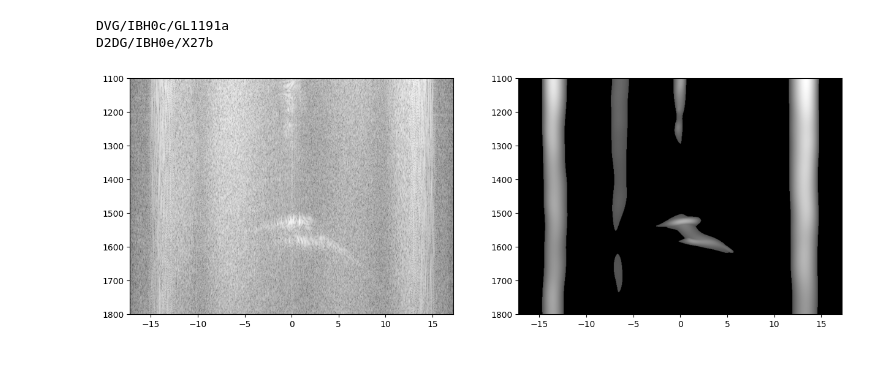
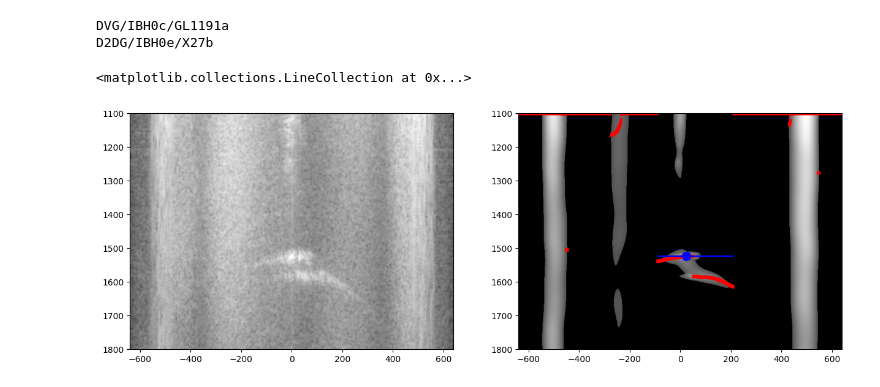
Before and after one commit to zsk4/DavidSpecularity, a Jupyter notebook: FigureS1/FigS1Test.ipynb, the cells around one changed output. Saved outputs shown, nothing was run; the diff lists cells and outputs as text; code cells hidden in the pictures.

```diff
--- a/FigureS1/FigS1Test.ipynb
+++ b/FigureS1/FigS1Test.ipynb
@@ -482,23 +484,37 @@ ridge_params = {'right':right, 'left':left, 'x_at_max':x_at_max, 'y_at_max':y_at
 # %%
 # Transform radargram to log scale
 eps = 1e-20
 amp = np.abs(data_fft)
 amp = amp / np.max(amp)
 rad_db = 20 * np.log10(amp + eps)
-rad_db_orig = rad_db.copy()
 
 # Filter for main band of spectrum and mask
 #rad_db = scipy.ndimage.gaussian_filter(rad_db, sigma=(2,3))
+#rad_db = skimage.restoration.denoise_tv_chambolle(rad_db, weight=8)
+#rad_db = skimage.restoration.denoise_bilateral(rad_db, sigma_color=0.01, sigma_spatial=3)
+#rad_db = skimage.restoration.denoise_wavelet(rad_db, rescale_sigma=True)
+
+rad_db_orig = rad_db.copy()
 rad_db = skimage.filters.sato(rad_db, sigmas=range(10,30), black_ridges=False)
 #rad_db = skimage.filters.meijering(rad_db, sigmas=range(10,20), black_ridges=False)
 mask = rad_db > (skimage.filters.threshold_otsu(rad_db))
 rad_db_sato = rad_db * mask
 
 max_indices = np.argmax(rad_db_sato, axis=0)
 x = np.linspace(freq[0], freq[-1], rad_db_sato.shape[1])
 
+x = np.array(x) * float(avg_velocity)
+right, left, x_at_max, y_at_max = calc_width_and_max(x, start_y + max_indices, threshold=100)
+ridge_params = {'right':right, 'left':left, 'x_at_max':x_at_max, 'y_at_max':y_at_max}
+
+
 fig, (ax1,ax2) = plt.subplots(1,2, figsize=(15, 5))
-im = ax1.imshow(rad_db_orig, aspect='auto', cmap='gray', origin='upper',extent = [freq[0], freq[-1],end_y, start_y])
-im = ax2.imshow(rad_db_sato,aspect='auto', cmap='gray',origin='upper',extent = [freq[0], freq[-1],end_y, start_y])
+im = ax1.imshow(rad_db_orig, aspect='auto', cmap='gray', origin='upper',extent = [x[0], x[-1],end_y, start_y])
+im = ax2.imshow(rad_db_sato,aspect='auto', cmap='gray',origin='upper',extent = [x[0], x[-1],end_y, start_y])
+# Plot ridge and width
+ax2.scatter(x, start_y + max_indices, color='red', s=10, marker='x')
+ax2.scatter(ridge_params['x_at_max'], ridge_params['y_at_max'], color='blue', s=100, marker='o')
+ax2.hlines(ridge_params['y_at_max'], ridge_params['left'], ridge_params['right'], colors='blue', linestyles='-', linewidth=2)
 # %% [output]
+<matplotlib.collections.LineCollection at 0x...>
-[figure, old version]
+[figure, new version]
```
Also changed, not shown: parts of 8 cells of this notebook, 3 other files.
